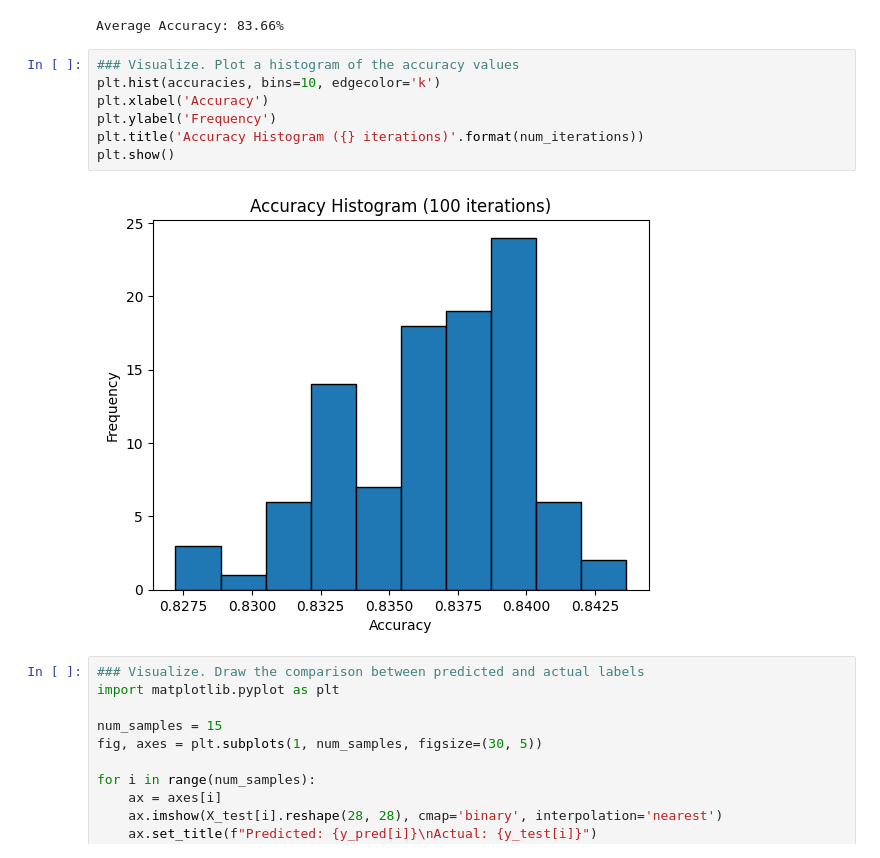
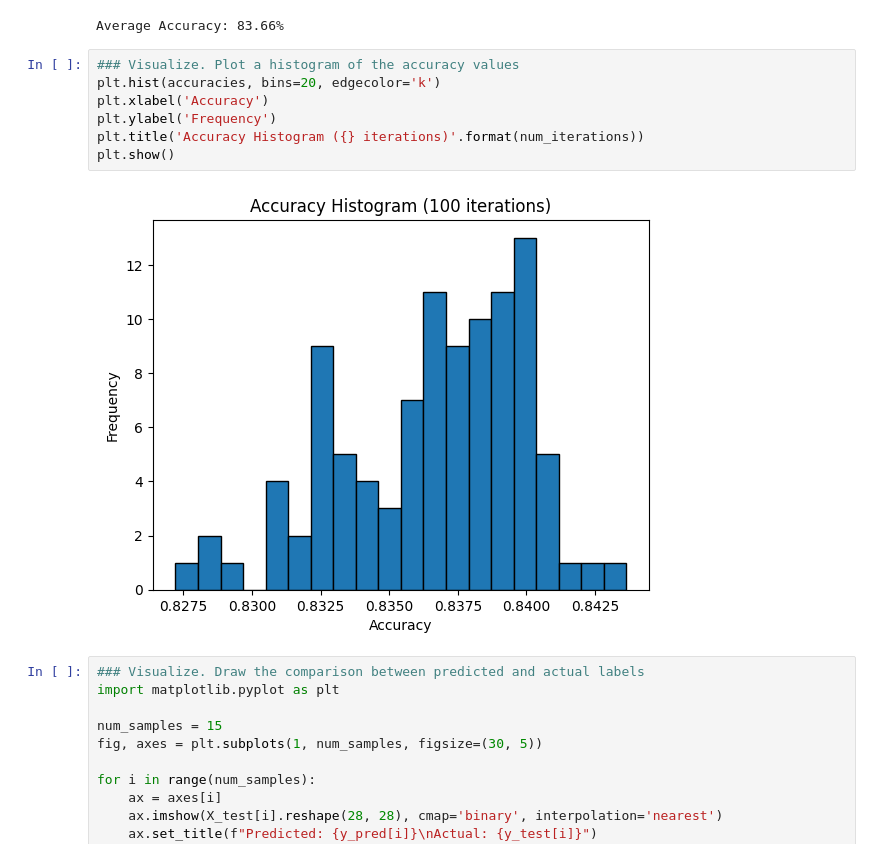
Before and after one commit to eunhong0925/gks-4008, a Jupyter notebook: bernoulli-model-modified.ipynb, the cells around one changed output. Saved outputs shown, nothing was run; the diff lists cells and outputs as text.

```diff
--- a/bernoulli-model-modified.ipynb
+++ b/bernoulli-model-modified.ipynb
@@ -110,13 +109,13 @@ print("Average Accuracy: {:.2f}%".format(average_accuracy))
 Average Accuracy: 83.66%
 # %%
 ### Visualize. Plot a histogram of the accuracy values
-plt.hist(accuracies, bins=10, edgecolor='k')
+plt.hist(accuracies, bins=20, edgecolor='k')
 plt.xlabel('Accuracy')
 plt.ylabel('Frequency')
 plt.title('Accuracy Histogram ({} iterations)'.format(num_iterations))
 plt.show()
 # %% [output]
-[figure, old version]
+[figure, new version]
 # %%
 ### Visualize. Draw the comparison between predicted and actual labels
 import matplotlib.pyplot as plt
```
Also changed, not shown: parts of 3 cells of this notebook, 1 other file.
